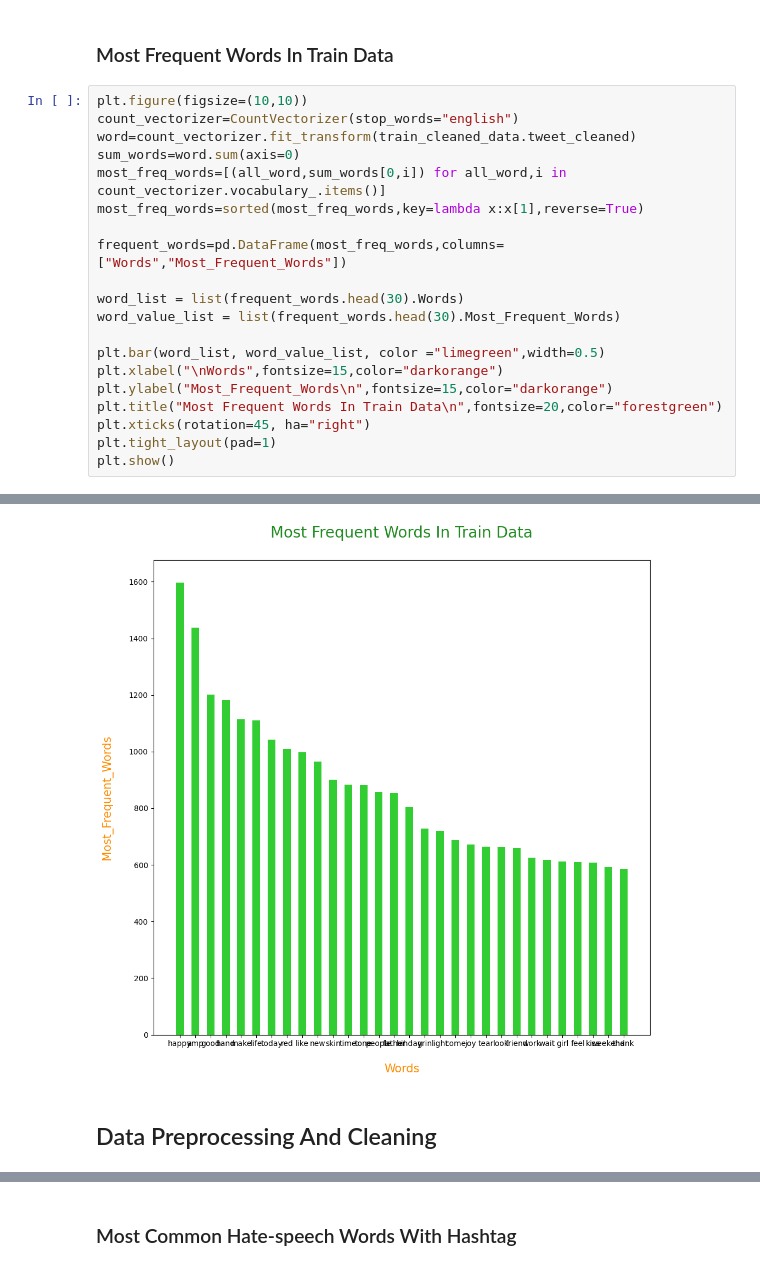
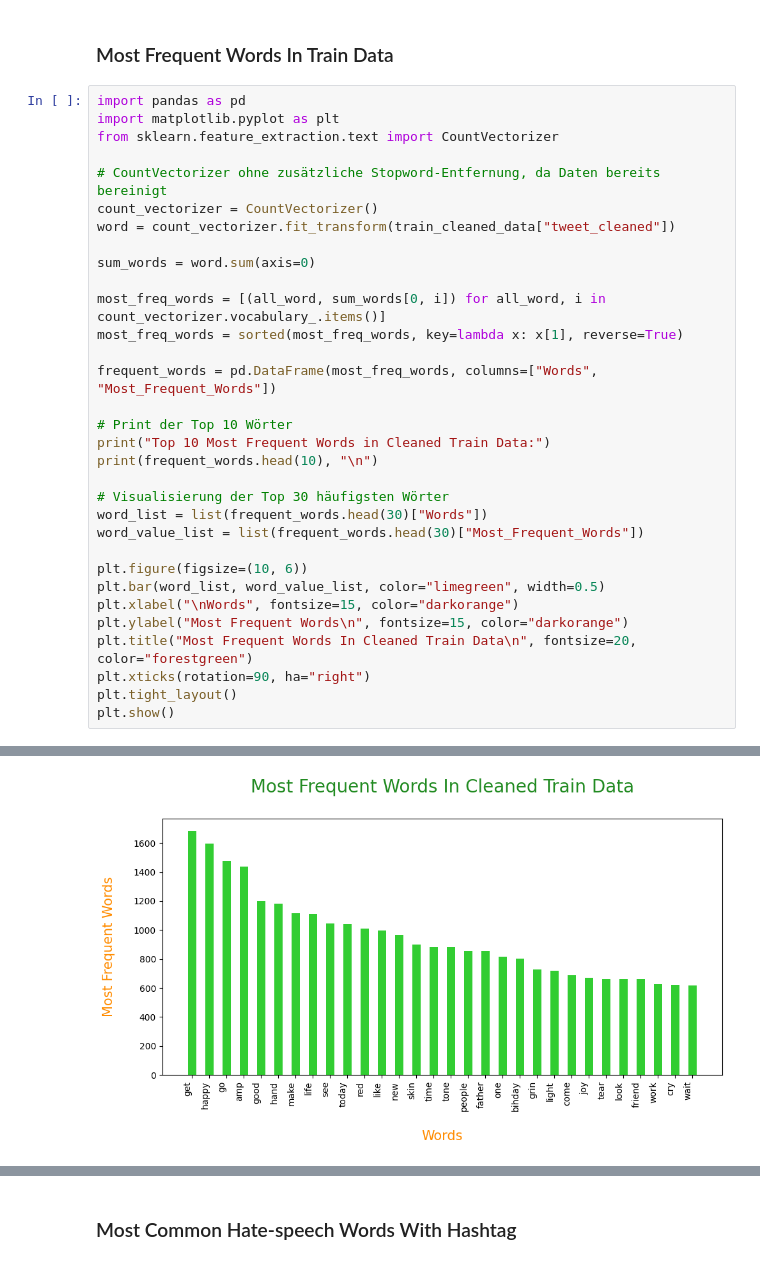
Before and after one commit to netGed/WebScience24, a Jupyter notebook: src/1. Explorative Analysis & Preprocessing/imran/data-expl_hate-speech.ipynb, the cells around one changed output, grey strips where cells are left out. Drawn from its saved outputs; the diff is of its cells as text.

```diff
--- a/src/1. Explorative Analysis & Preprocessing/imran/data-expl_hate-speech.ipynb
+++ b/src/1. Explorative Analysis & Preprocessing/imran/data-expl_hate-speech.ipynb
@@ -369,23 +369,35 @@ plt.show()
 # %% [markdown]
 ### Most Frequent Words In Train Data
 # %%
-plt.figure(figsize=(10,10))
-count_vectorizer=CountVectorizer(stop_words="english")
-word=count_vectorizer.fit_transform(train_cleaned_data.tweet_cleaned)
-sum_words=word.sum(axis=0)
-most_freq_words=[(all_word,sum_words[0,i]) for all_word,i in count_vectorizer.vocabulary_.items()]
-most_freq_words=sorted(most_freq_words,key=lambda x:x[1],reverse=True)
+import pandas as pd
+import matplotlib.pyplot as plt
+from sklearn.feature_extraction.text import CountVectorizer
 
-frequent_words=pd.DataFrame(most_freq_words,columns=["Words","Most_Frequent_Words"])
+# CountVectorizer ohne zusätzliche Stopword-Entfernung, da Daten bereits bereinigt
+count_vectorizer = CountVectorizer()
+word = count_vectorizer.fit_transform(train_cleaned_data["tweet_cleaned"])
 
-word_list = list(frequent_words.head(30).Words)
-word_value_list = list(frequent_words.head(30).Most_Frequent_Words)
+sum_words = word.sum(axis=0)
 
-plt.bar(word_list, word_value_list, color ="limegreen",width=0.5)
-plt.xlabel("\nWords",fontsize=15,color="darkorange")
-plt.ylabel("Most_Frequent_Words\n",fontsize=15,color="darkorange")
-plt.title("Most Frequent Words In Train Data\n",fontsize=20,color="forestgreen")
-plt.xticks(rotation=45, ha="right")
-plt.tight_layout(pad=1)
+most_freq_words = [(all_word, sum_words[0, i]) for all_word, i in count_vectorizer.vocabulary_.items()]
+most_freq_words = sorted(most_freq_words, key=lambda x: x[1], reverse=True)
+
+frequent_words = pd.DataFrame(most_freq_words, columns=["Words", "Most_Frequent_Words"])
+
+# Print der Top 10 Wörter
+print("Top 10 Most Frequent Words in Cleaned Train Data:")
+print(frequent_words.head(10), "\n")
+
+# Visualisierung der Top 30 häufigsten Wörter
+word_list = list(frequent_words.head(30)["Words"])
+word_value_list = list(frequent_words.head(30)["Most_Frequent_Words"])
+
+plt.figure(figsize=(10, 6))
+plt.bar(word_list, word_value_list, color="limegreen", width=0.5)
+plt.xlabel("\nWords", fontsize=15, color="darkorange")
+plt.ylabel("Most Frequent Words\n", fontsize=15, color="darkorange")
+plt.title("Most Frequent Words In Cleaned Train Data\n", fontsize=20, color="forestgreen")
+plt.xticks(rotation=90, ha="right")
+plt.tight_layout()
 plt.show()
 # %% [output]
@@ -392,3 +416 @@ plt.show()
-[figure, old version]
+[figure, new version]
-# %% [markdown]
-## Data Preprocessing And Cleaning
```
Also changed, not shown: parts of 17 cells of this notebook.
